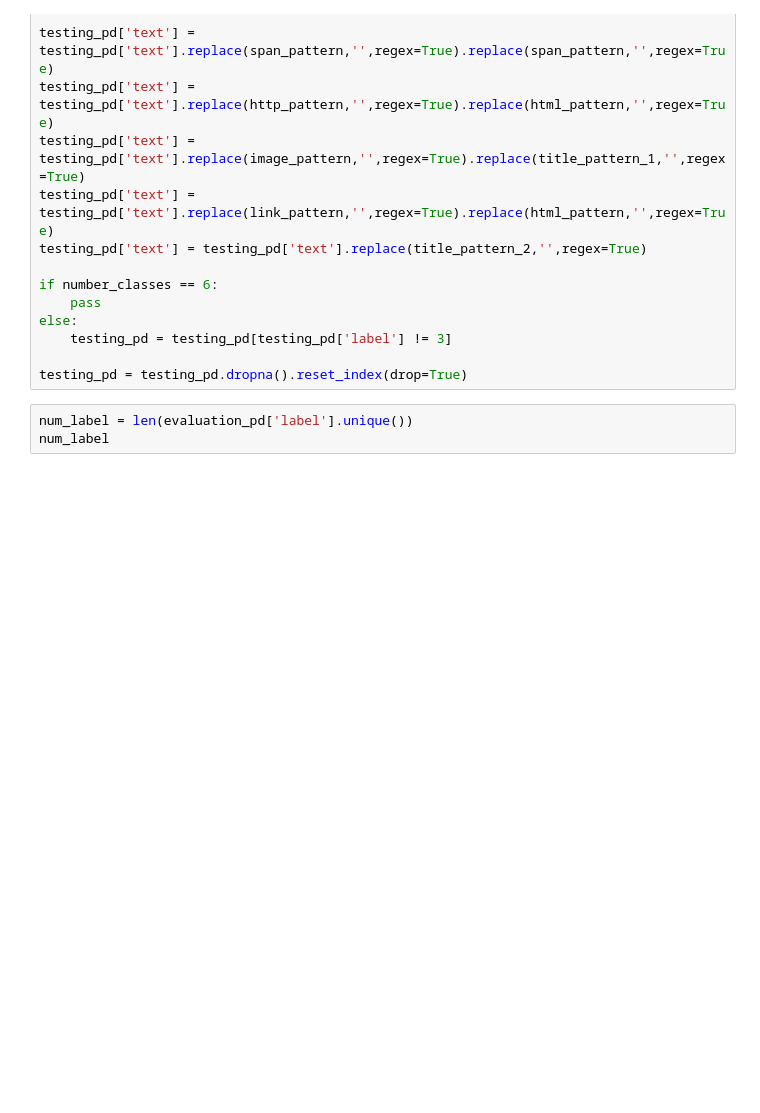
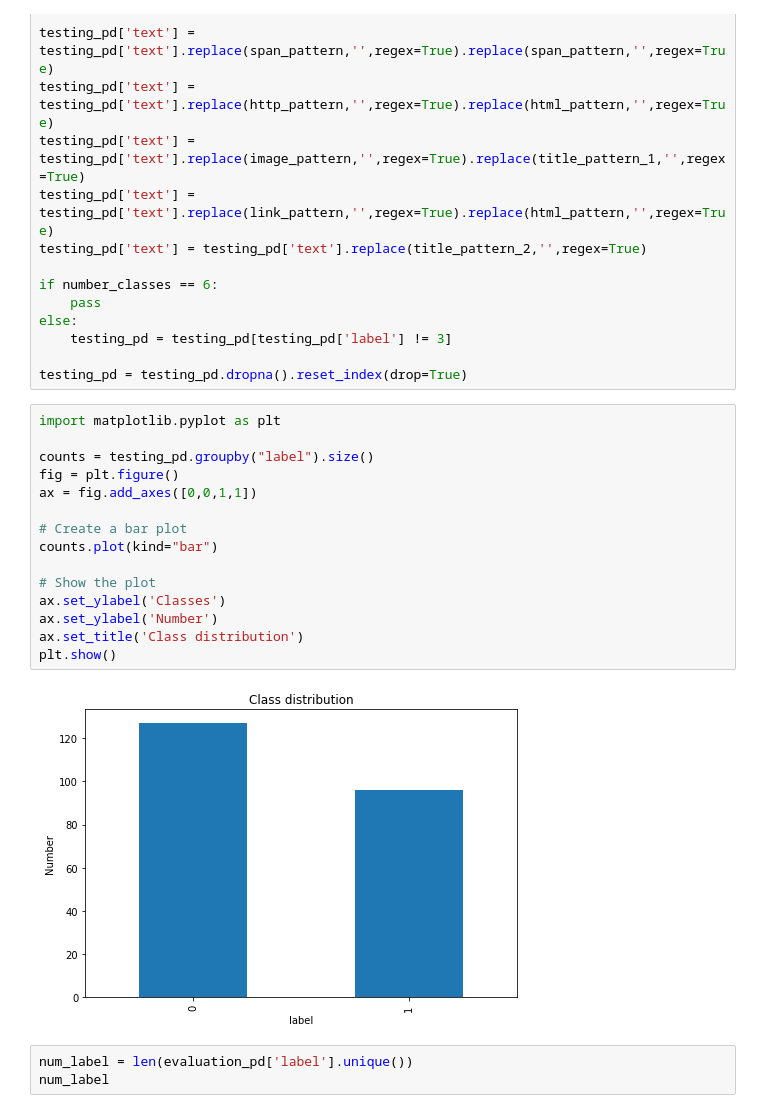
Before and after one commit to Jasper-Hewitt/Jiabo_Roberta_Chinese_sentiment, a Jupyter notebook: Jiabo_Roberta_train_1epoch.ipynb, the cells around one changed output. Drawn from its saved outputs; the diff is of its cells as text; blank space fills up the shorter version.

```diff
--- a/Jiabo_Roberta_train_1epoch.ipynb
+++ b/Jiabo_Roberta_train_1epoch.ipynb
@@ -201,6 +247,23 @@ else:
     testing_pd = testing_pd[testing_pd['label'] != 3]
 
 testing_pd = testing_pd.dropna().reset_index(drop=True)
+# %%
+import matplotlib.pyplot as plt
+
+counts = testing_pd.groupby("label").size()
+fig = plt.figure()
+ax = fig.add_axes([0,0,1,1])
+
+# Create a bar plot
+counts.plot(kind="bar")
+
+# Show the plot
+ax.set_ylabel('Classes')
+ax.set_ylabel('Number')
+ax.set_title('Class distribution')
+plt.show()
+# %% [output]
+[figure, added]
 # %%
 num_label = len(evaluation_pd['label'].unique())
 num_label
```
Also changed, not shown: parts of 5 cells of this notebook.
